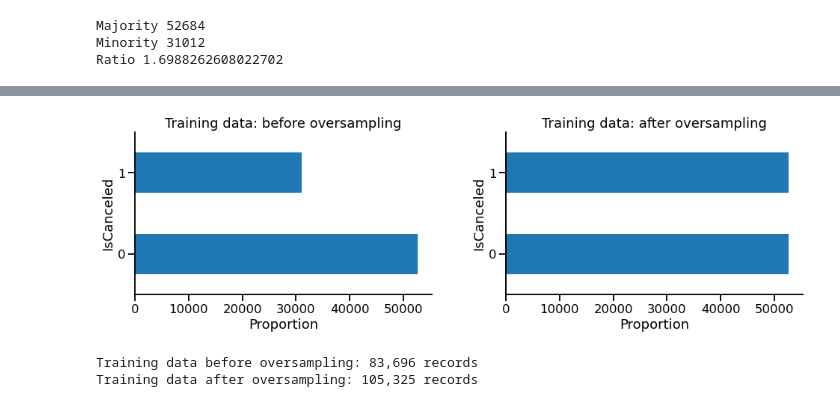
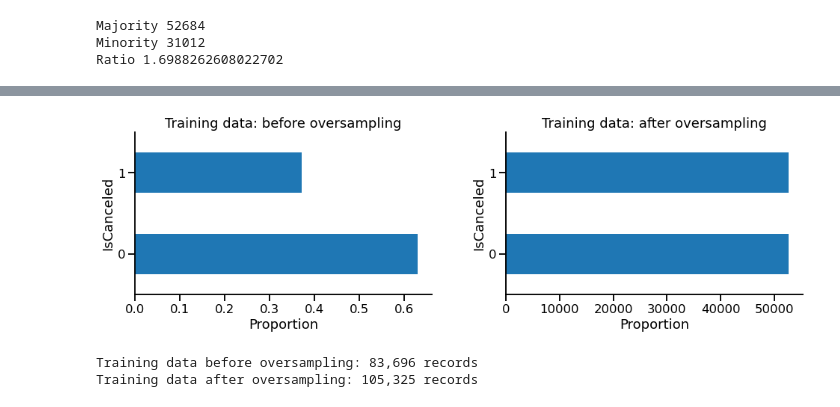
Before and after one commit to elvyna/hotel-booking-cancellation, a Jupyter notebook: 1-data-preparation-data-transformation.ipynb, the cells around one changed output, grey strips where cells are left out. Drawn from its saved outputs; the diff is of its cells as text; code cells hidden in the pictures.

```diff
--- a/1-data-preparation-data-transformation.ipynb
+++ b/1-data-preparation-data-transformation.ipynb
@@ -608,20 +608,20 @@ df_train_oversampled = df_train.union(additional_training_data)
 # %%
 f, ax = plt.subplots(figsize = (16,4), ncols = 2)
 plt.subplots_adjust(wspace = .25)
 
-df_train.select('IsCanceled').toPandas()['IsCanceled'].value_counts().plot.barh(ax=ax[0]);
+df_train.select('IsCanceled').toPandas()['IsCanceled'].value_counts(True).plot.barh(ax=ax[0]);
 df_train_oversampled.select('IsCanceled').toPandas()['IsCanceled'].value_counts().plot.barh(ax=ax[1]);
 
 ax[0].set_title("Training data: before oversampling")
 ax[0].set_ylabel("IsCanceled")
 ax[0].set_xlabel("Proportion")
 
 ax[1].set_title("Training data: after oversampling")
 ax[1].set_ylabel("IsCanceled")
 ax[1].set_xlabel("Proportion")
 sns.despine();
 # %% [output]
-[figure, old version]
+[figure, new version]
 # %%
 print("Training data before oversampling: {:,.0f} records".format(df_train.count()))
 print("Training data after oversampling: {:,.0f} records".format(df_train_oversampled.count()))
```
Also changed, not shown: parts of 7 cells of this notebook.
